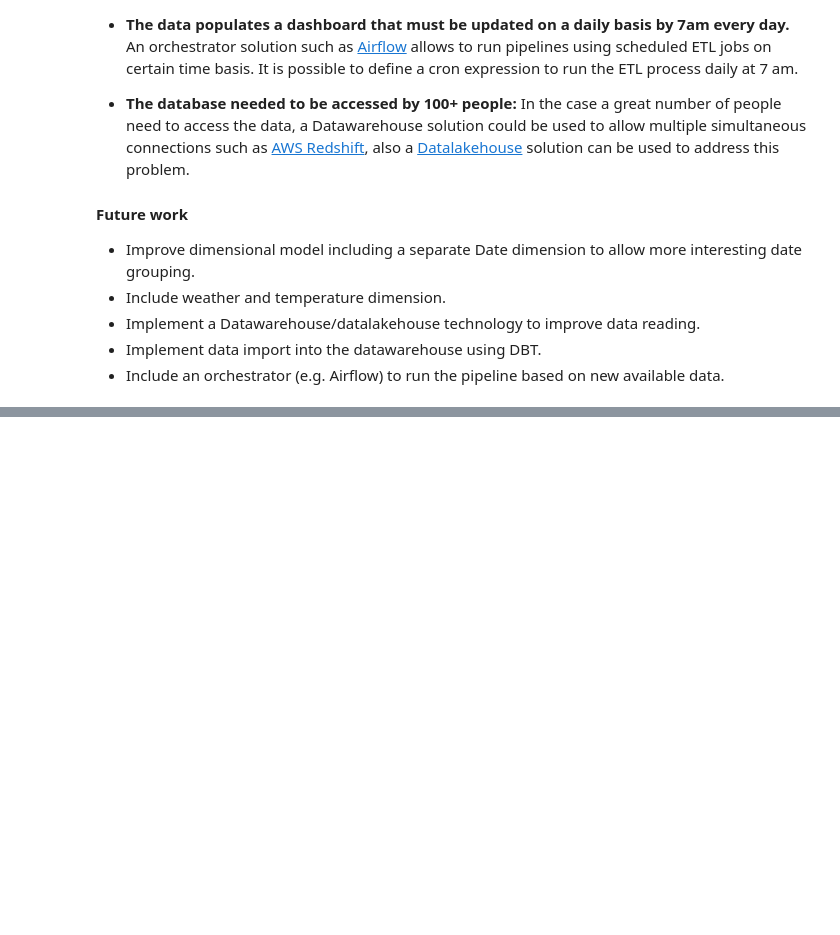
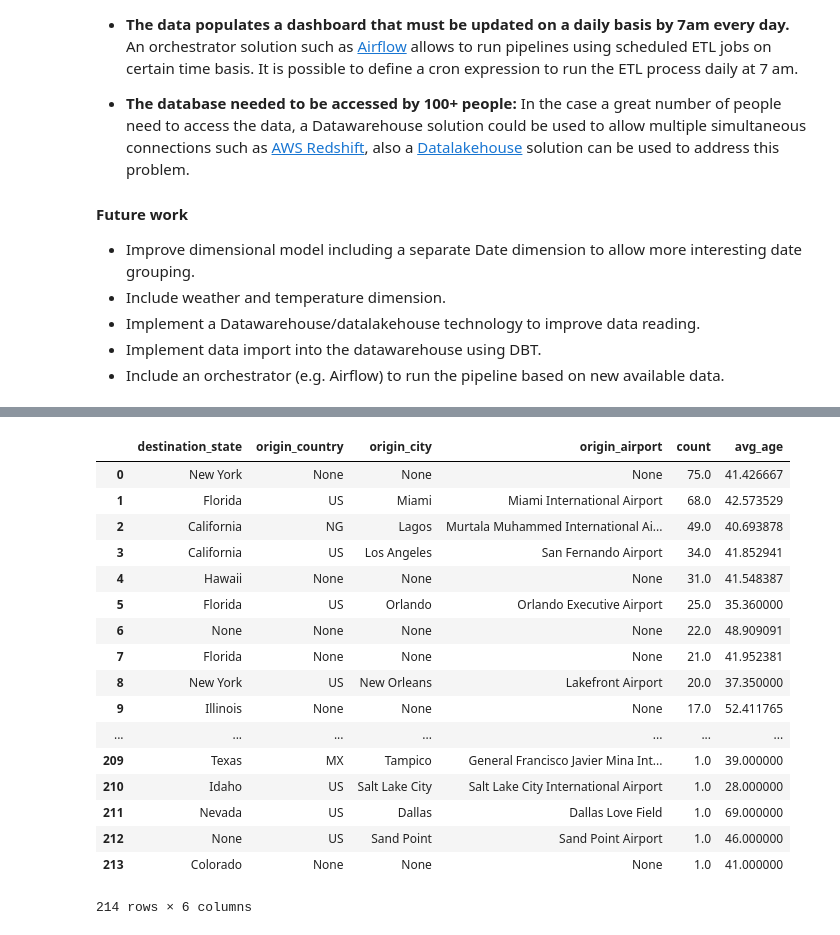
Before and after one commit to pa-uriza/dend_capstone, a Jupyter notebook: CapstoneProject.ipynb, the cells around one changed output, grey strips where cells are left out. Cells and saved outputs as stored; diff of their text form; code cells hidden in the pictures; blank space fills up the shorter version.

```diff
--- a/CapstoneProject.ipynb
+++ b/CapstoneProject.ipynb
@@ -345,0 +367,10 @@ python qa.py
+# %%
+spark = SparkSession.builder\
+        .config("spark.jars.packages",
+                "org.apache.hadoop:hadoop-aws:2.7.0")\
+        .enableHiveSupport().getOrCreate()
+# %%
+fact_traveler = spark.read.parquet("data/out/fact_traveler")
+dim_traveler = spark.read.parquet("data/out/dim_traveler")
+dim_demography = spark.read.parquet("data/out/dim_demography")
+dim_airports = spark.read.parquet("data/out/dim_airports")
@@ -345,0 +382,35 @@ python qa.py
+# %%
+spark.sql("""
+          SELECT dd.state_name as destination_state,
+                 da.iso_country as origin_country,
+                 da.municipality as origin_city,
+                 da.name as origin_airport,
+                 sum(ft.count) as count,
+                 avg(ft.age) as avg_age
+          FROM fact_traveler ft
+          LEFT JOIN dim_traveler dt on ft.cicid=dt.cicid
+          LEFT JOIN (SELECT DISTINCT state_code, state_name FROM dim_demography) dd on ft.state_code=dd.state_code
+          LEFT JOIN dim_airports da on ft.iata_code=da.iata_code
+          WHERE dt.residence == 'COLOMBIA'
+          GROUP BY dd.state_name, iso_country, da.municipality, da.name
+          ORDER BY count DESC
+          """).toPandas()
+# %% [output]
+|  | destination_state | origin_country | origin_city | origin_airport | count | avg_age |
+| 0 | New York | None | None | None | 75.0 | 41.426667 |
+| 1 | Florida | US | Miami | Miami International Airport | 68.0 | 42.573529 |
+| 2 | California | NG | Lagos | Murtala Muhammed International Ai... | 49.0 | 40.693878 |
+| 3 | California | US | Los Angeles | San Fernando Airport | 34.0 | 41.852941 |
+| 4 | Hawaii | None | None | None | 31.0 | 41.548387 |
+| 5 | Florida | US | Orlando | Orlando Executive Airport | 25.0 | 35.360000 |
+| 6 | None | None | None | None | 22.0 | 48.909091 |
+| 7 | Florida | None | None | None | 21.0 | 41.952381 |
+| 8 | New York | US | New Orleans | Lakefront Airport | 20.0 | 37.350000 |
+| 9 | Illinois | None | None | None | 17.0 | 52.411765 |
+| ... | ... | ... | ... | ... | ... | ... |
+| 209 | Texas | MX | Tampico | General Francisco Javier Mina Int... | 1.0 | 39.000000 |
+| 210 | Idaho | US | Salt Lake City | Salt Lake City International Airport | 1.0 | 28.000000 |
+| 211 | Nevada | US | Dallas | Dallas Love Field | 1.0 | 69.000000 |
+| 212 | None | US | Sand Point | Sand Point Airport | 1.0 | 46.000000 |
+| 213 | Colorado | None | None | None | 1.0 | 41.000000 |
+214 rows × 6 columns
```
Also changed, not shown: parts of 8 cells of this notebook, 3 other files.
